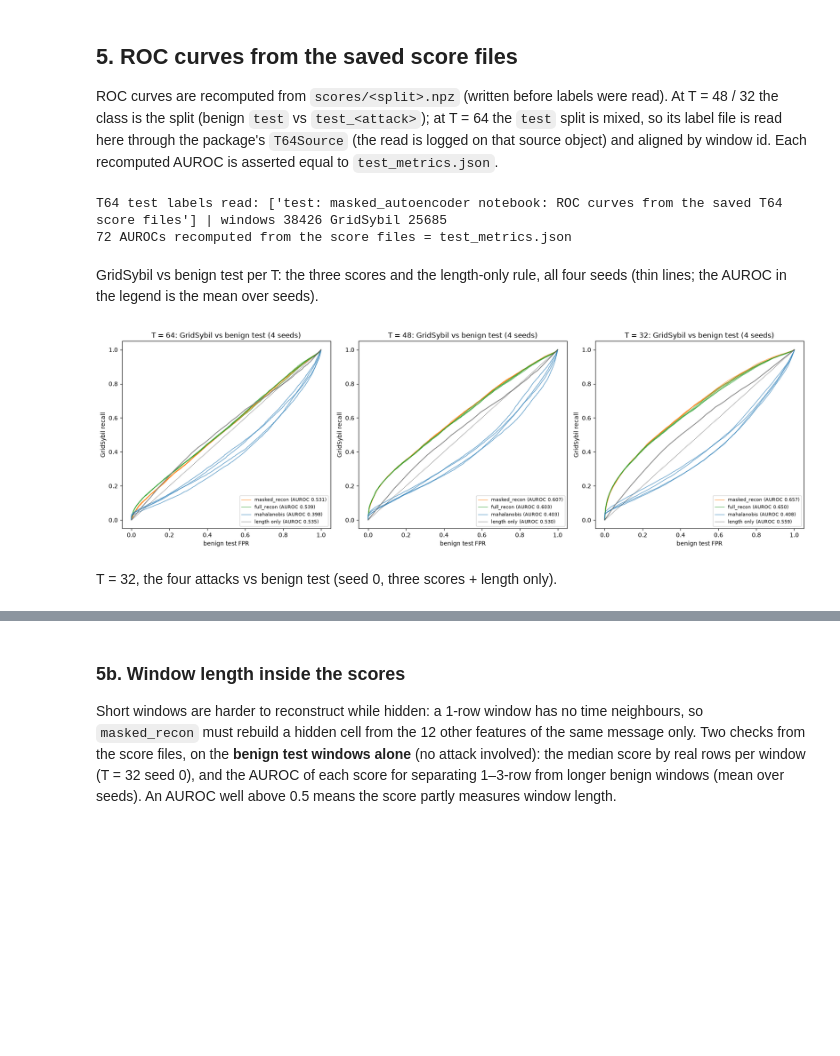
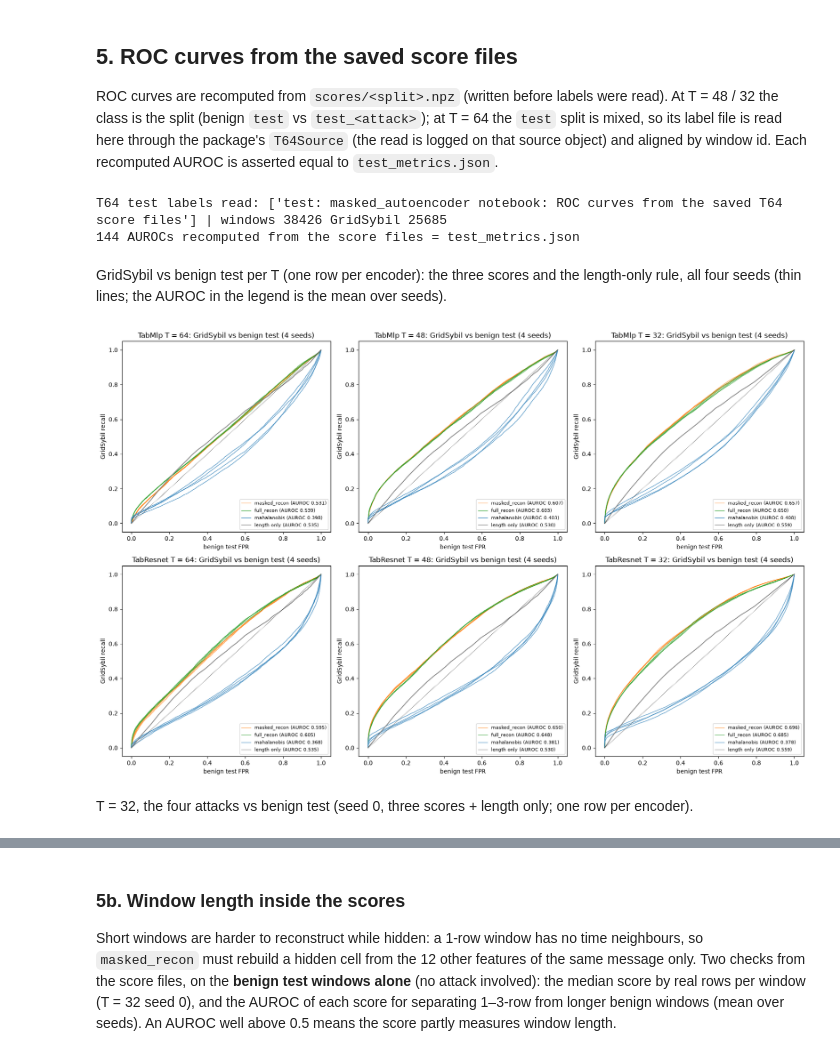
Before and after one commit to bibekgupta3333/sybil-llm, a Jupyter notebook: task/masked_autoencoder/masked_autoencoder.ipynb, the cells around one changed output, grey strips where cells are left out. Cells and saved outputs as stored; diff of their text form; code cells hidden in the pictures; blank space fills up the shorter version.

```diff
--- a/task/masked_autoencoder/masked_autoencoder.ipynb
+++ b/task/masked_autoencoder/masked_autoencoder.ipynb
@@ -20 +25,3 @@ one-class ConvAE, 7 analysis. Side experiment, not the thesis TimesNet model.
+# %%
+ENCODERS = ["mlp", "resnet"]
 # %% [markdown]
@@ -491,9 +671,9 @@ split (benign `test` vs `test_<attack>`); at T = 64 the `test` split is mixed, s
 package's `T64Source` (the read is logged on that source object) and aligned by window id. Each recomputed AUROC is
 asserted equal to `test_metrics.json`.
 # %%
-def roc_data(t, seed, attack):
+def roc_data(enc, t, seed, attack):
     # (labels, {score: values}, n_messages) for one attack vs benign test, from the score files only.
-    folder = run_dir(t, seed) / "scores"
+    folder = run_dir(enc, t, seed) / "scores"
     if t == 64:
         test = load_scores(folder, "test")
         y = (T64_CODES != 0).astype(int)
@@ -504,49 +684,65 @@ def roc_data(t, seed, attack):
     return y, {k: np.r_[b.scores[k], a.scores[k]] for k in SCORES}, np.r_[b.n_messages, a.n_messages]
 
 
-src64 = make_source(MAEConfig.from_dict(RUNS[(64, 0)]["config"]))
+src64 = make_source(MAEConfig.from_dict(RUNS[(PRESENT[0], 64, 0)]["config"]))
 T64_CODES = src64.labels("test", "masked_autoencoder notebook: ROC curves from the saved T64 score files")
 ids64 = src64.load("test").ids
-for seed in SEEDS:
-    assert np.array_equal(load_scores(run_dir(64, seed) / "scores", "test").ids, ids64), "T64 ids not aligned"
+for enc in PRESENT:
+    for seed in SEEDS:
+        assert np.array_equal(load_scores(run_dir(enc, 64, seed) / "scores", "test").ids, ids64), "T64 ids not aligned"
 assert set(np.unique(T64_CODES)) <= {0, 16}
-print("T64 test labels read:", src64.label_reads, "| windows", len(T64_CODES), "GridSybil", int((T64_CODES == 16).sum()))
+print(
+    "T64 test labels read:", src64.label_reads, "| windows", len(T64_CODES), "GridSybil", int((T64_CODES == 16).sum())
+)
 
 checked = 0
-for (t, seed), r in RUNS.items():
+for (enc, t, seed), r in RUNS.items():
     for attack in r["test_metrics"]["attacks"]:
-        y, s, n = roc_data(t, seed, attack)
+        y, s, n = roc_data(enc, t, seed, attack)
         for name in SCORES:
             ref = r["test_metrics"]["attacks"][attack]["window"][name]["auroc"]
-            assert abs(roc_auc_score(y, s[name]) - ref) < 1e-6, (t, seed, attack, name)
+            assert abs(roc_auc_score(y, s[name]) - ref) < 1e-6, (enc, t, seed, attack, name)
             checked += 1
-        assert abs(roc_auc_score(y, -n.astype(float)) - r["test_metrics"]["attacks"][attack]["length_only"]["auroc"]) < 1e-6
+        assert (
+            abs(roc_auc_score(y, -n.astype(float)) - r["test_metrics"]["attacks"][attack]["length_only"]["auroc"])
+            < 1e-6
+        )
 print(f"{checked} AUROCs recomputed from the score files = test_metrics.json")
 # %% [output]
 T64 test labels read: ['test: masked_autoencoder notebook: ROC curves from the saved T64 score files'] | windows 38426 GridSybil 25685
-72 AUROCs recomputed from the score files = test_metrics.json
+144 AUROCs recomputed from the score files = test_metrics.json
 # %% [markdown]
-GridSybil vs benign test per T: the three scores and the length-only rule, all four seeds (thin lines; the AUROC in the
-legend is the mean over seeds).
+GridSybil vs benign test per T (one row per encoder): the three scores and the length-only rule, all four seeds (thin
+lines; the AUROC in the legend is the mean over seeds).
 # %%
 colors = {"masked_recon": "tab:orange", "full_recon": "tab:green", "mahalanobis": "tab:blue", "length only": "grey"}
-fig, axes = plt.subplots(1, 3, figsize=(17, 5.4))
-for ax, t in zip(axes, WINDOWS):
-    for name in SCORE_ORDER:
-        aucs = []
-        for k, seed in enumerate(SEEDS):
-            y, s, n = roc_data(t, seed, "GridSybil")
-            v = -n.astype(float) if name == "length only" else s[name]
-            fpr, tpr, _ = roc_curve(y, v)
-            aucs.append(roc_auc_score(y, v))
-            ax.plot(fpr, tpr, color=colors[name], lw=1, alpha=0.7,
-                    label=f"{name} (AUROC {np.mean(aucs if k else [aucs[0]]):.3f})" if k == len(SEEDS) - 1 else None)
-    ax.plot([0, 1], [0, 1], "k:", lw=0.8)
-    ax.set_title(f"T = {t}: GridSybil vs benign test (4 seeds)"); ax.set_xlabel("benign test FPR")
-    ax.set_ylabel("GridSybil recall"); ax.legend(fontsize=8, loc="lower right")
-fig.tight_layout(); plt.show()
+fig, axes = plt.subplots(len(PRESENT), 3, figsize=(17, 5.4 * len(PRESENT)), squeeze=False)
+for row, enc in enumerate(PRESENT):
+    for ax, t in zip(axes[row], WINDOWS):
+        for name in SCORE_ORDER:
+            aucs = []
+            for k, seed in enumerate(SEEDS):
+                y, s, n = roc_data(enc, t, seed, "GridSybil")
+                v = -n.astype(float) if name == "length only" else s[name]
+                fpr, tpr, _ = roc_curve(y, v)
+                aucs.append(roc_auc_score(y, v))
+                ax.plot(
+                    fpr,
+                    tpr,
+                    color=colors[name],
+                    lw=1,
+                    alpha=0.7,
+                    label=f"{name} (AUROC {np.mean(aucs if k else [aucs[0]]):.3f})" if k == len(SEEDS) - 1 else None,
+                )
+        ax.plot([0, 1], [0, 1], "k:", lw=0.8)
+        ax.set_title(f"{ENCODER_NAMES[enc]} T = {t}: GridSybil vs benign test (4 seeds)")
+        ax.set_xlabel("benign test FPR")
+        ax.set_ylabel("GridSybil recall")
+        ax.legend(fontsize=8, loc="lower right")
+fig.tight_layout()
+plt.show()
 # %% [output]
-[figure, old version]
+[figure, new version]
 # %% [markdown]
-T = 32, the four attacks vs benign test (seed 0, three scores + length only).
+T = 32, the four attacks vs benign test (seed 0, three scores + length only; one row per encoder).
 # %%
```
Also changed, not shown: parts of 36 cells of this notebook, 35 other files.
